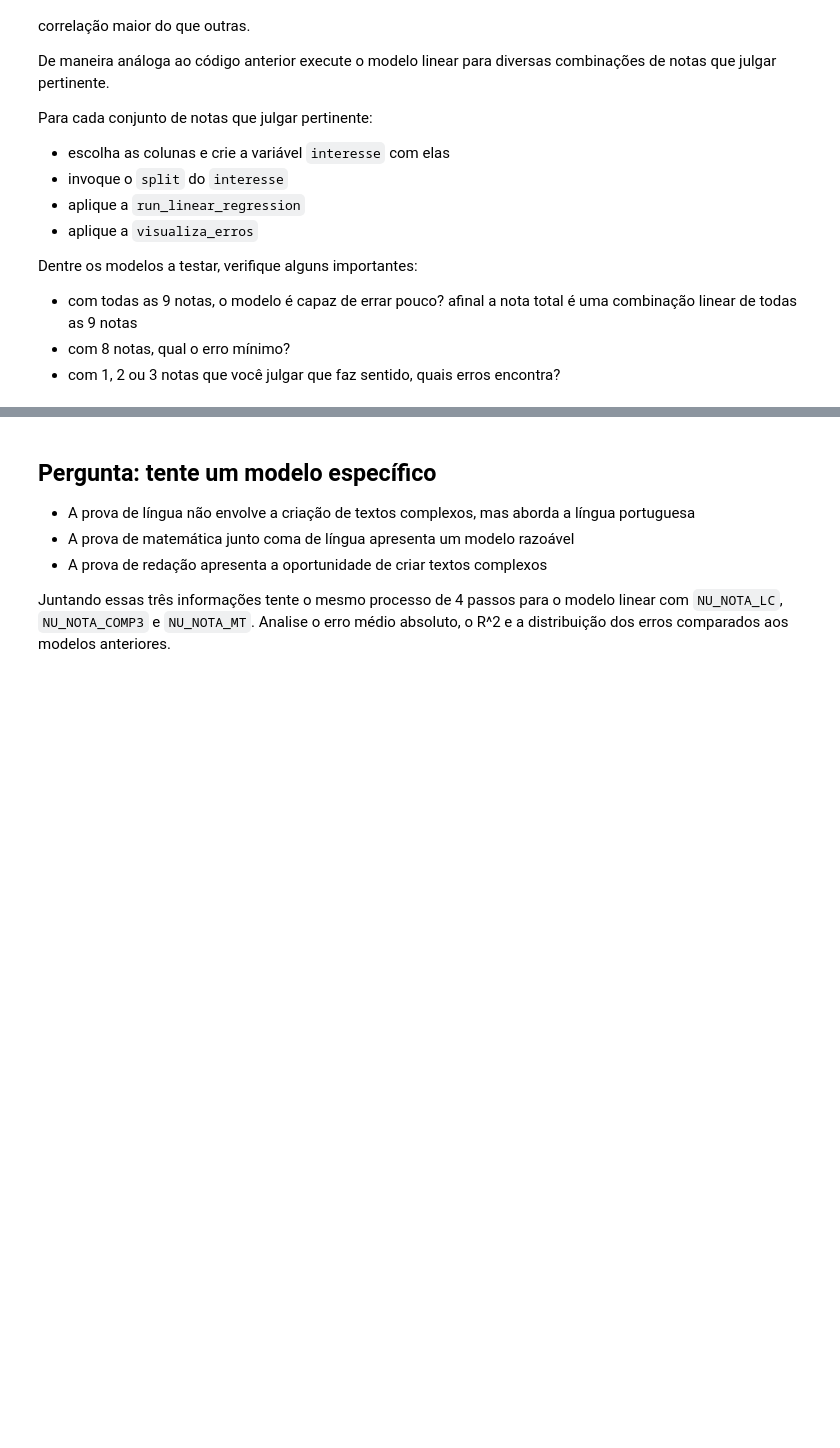
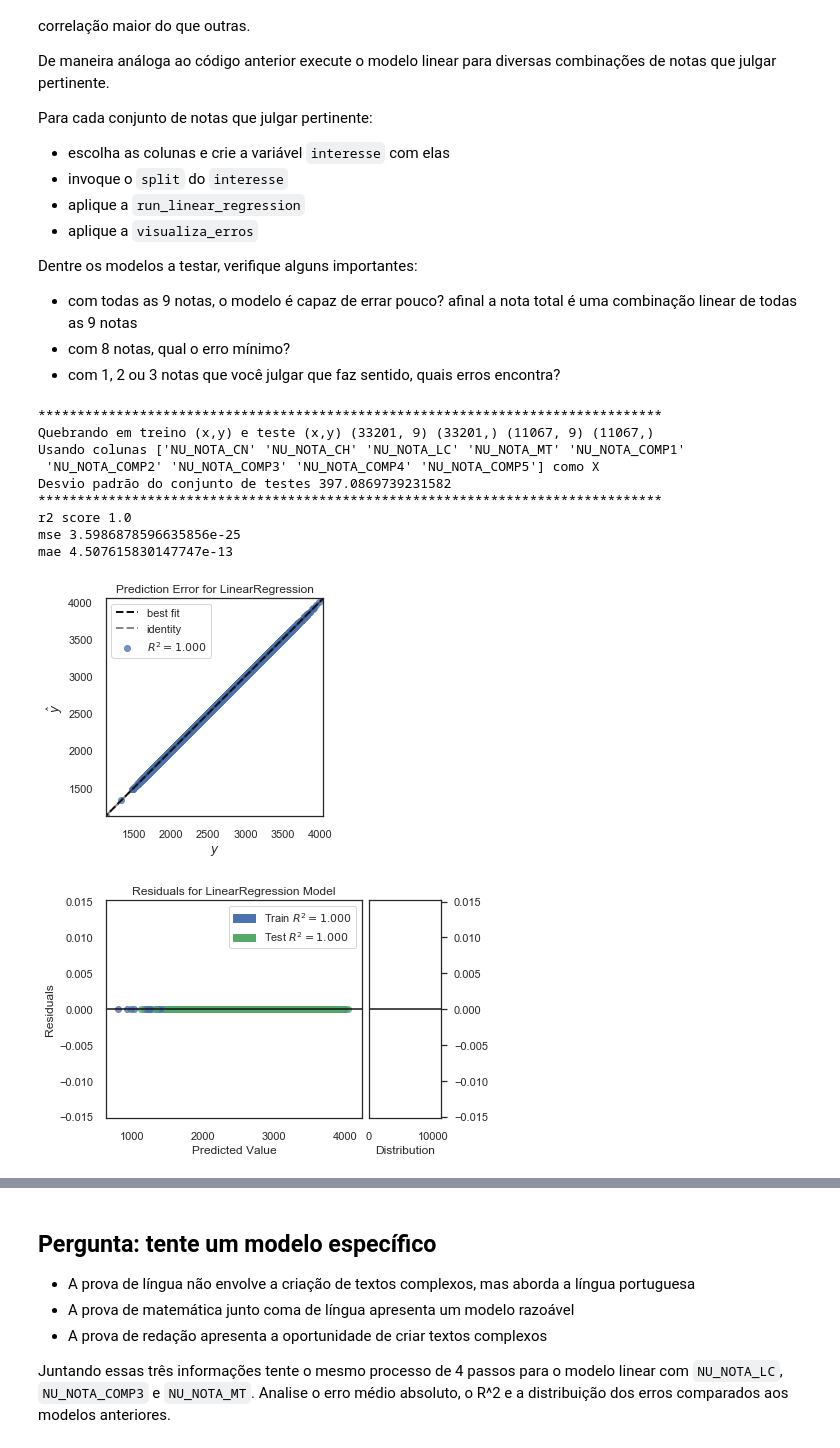
Before and after one commit to MarianeSahu/FormacaoML_Alura, a Jupyter notebook: Formação Machine Learning - Projeto Alura - Mariane Sahú.ipynb, the cells around one changed output, grey strips where cells are left out. Cells and saved outputs as stored; diff of their text form; code cells hidden in the pictures; blank space fills up the shorter version.

```diff
--- a/Formação Machine Learning - Projeto Alura - Mariane Sahú.ipynb
+++ b/Formação Machine Learning - Projeto Alura - Mariane Sahú.ipynb
@@ -182,3 +248,5 @@ plota_correlacao(correlacao_com_nota_total)
     - Ela imprime o tamanho dos conjuntos resultantes de treino e teste
 # %%
 # solução: definindo interesse e imprimindo os 5 primeiros elementos
+interesse = enem_eda[['NU_NOTA_MT', 'NU_NOTA_LC', 'nota_total']]
+interesse.head()
@@ -189,9 +264,15 @@ from sklearn.model_selection import train_test_split
 
 def split(dados):
     # seed
+    np.random.RandomState(seed = 42367)
     # train_test_split
+    col_x = dados.columns[dados.columns != 'nota_total']
+    train_x, test_x, train_y, test_y = \
+        train_test_split(dados[col_x],
+                         dados['nota_total'])
     print("*" * 80)
-    print("Quebrando em treino (x,y) e teste (x,y)", train_x.shape, train_y.shape,test_x.shape, test_y.shape)
+    print("Quebrando em treino (x,y) e teste (x,y)",
+          train_x.shape, train_y.shape,test_x.shape, test_y.shape)
     print("Usando colunas %s como X" % str(train_x.columns.values))
     print("Desvio padrão do conjunto de testes", test_y.std())
     return train_x, test_x, train_y, test_y
@@ -221,10 +307,15 @@ from sklearn.metrics import mean_absolute_error
 def roda_regressao_linear(train_x, test_x, train_y, test_y):
 
     # crie o modelo, treine com os dados de treino
+    rl = LinearRegression()
+    model = rl.fit(train_x, train_y)
     # calcule o r2_score com os dados de teste
+    r2_score = model.score(test_x, test_y)
     # calcule a predição e os dois tipos de erros
+    test_pred = model.predict(test_x)
+    mse = mean_squared_error(test_y, test_pred)
+    mae = mean_absolute_error(test_y, test_pred)
 
-    test_pred = model.predict(test_x)
     print("*" * 80)
     print("r2 score", r2_score)
     print("mse", mse)
@@ -315,4 +417,22 @@ def regressao_completa_para(notas):
 # %%
 # solução 1: teste com todas as notas
 # crie várias células com as combinações que julgar necessárias invocando sempre `regressao_completa_para`
 # invoque ela com as notas que deseja analisar *E* a nota_total
+notas = ['NU_NOTA_CN', 'NU_NOTA_CH', 'NU_NOTA_LC', 'NU_NOTA_MT',
+         'NU_NOTA_COMP1', 'NU_NOTA_COMP2', 'NU_NOTA_COMP3', 'NU_NOTA_COMP4',
+         'NU_NOTA_COMP5', 'nota_total']
+regressao_completa_para(notas)
+
+#Com as 9 notas o modelo encontra a combinação linear simples e acerta 100%, como é esperado.
+# %% [output]
+********************************************************************************
+Quebrando em treino (x,y) e teste (x,y) (33201, 9) (33201,) (11067, 9) (11067,)
+Usando colunas ['NU_NOTA_CN' 'NU_NOTA_CH' 'NU_NOTA_LC' 'NU_NOTA_MT' 'NU_NOTA_COMP1'
+ 'NU_NOTA_COMP2' 'NU_NOTA_COMP3' 'NU_NOTA_COMP4' 'NU_NOTA_COMP5'] como X
+Desvio padrão do conjunto de testes 397.0869739231582
+********************************************************************************
+r2 score 1.0
+mse 3.5986878596635856e-25
+mae 4.507615830147747e-13
+[figure, added]
+[figure, added]
```
Also changed, not shown: parts of 78 cells of this notebook.
